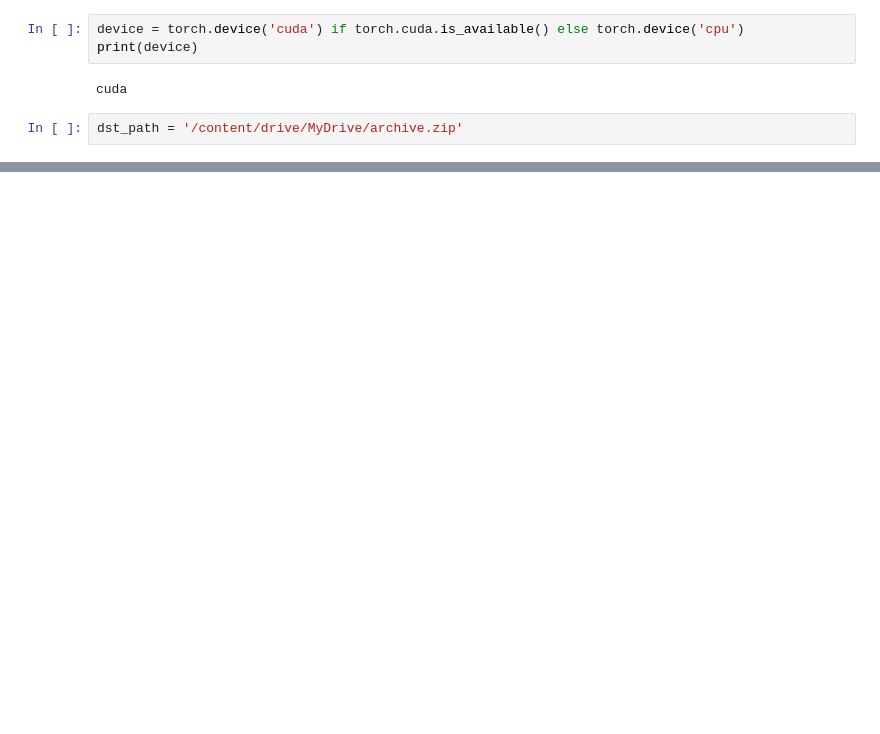
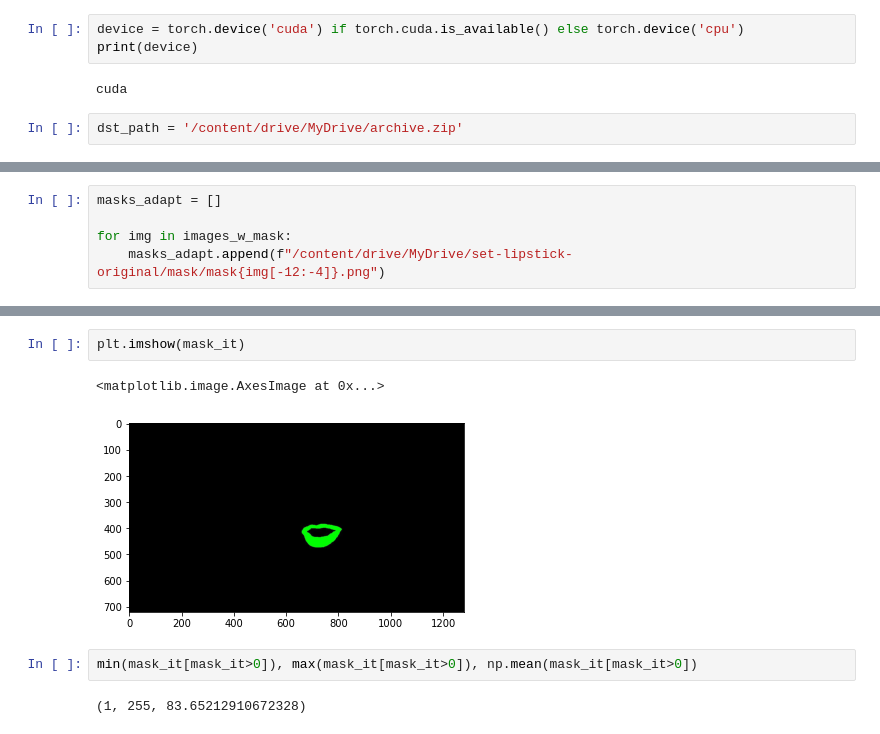
Before and after one commit to ViktorOtroschenko/Framework_PyTorch, a Jupyter notebook: Lesson3.ipynb, the cells around one changed output, grey strips where cells are left out. Drawn from its saved outputs; the diff is of its cells as text; blank space fills up the shorter version.

```diff
--- a/Lesson3.ipynb
+++ b/Lesson3.ipynb
@@ -30,0 +129,5 @@ zipfile1.extractall('/content/drive/MyDrive/archive')
+# %%
+masks_adapt = []
+
+for img in images_w_mask:
+    masks_adapt.append(f"/content/drive/MyDrive/set-lipstick-original/mask/mask{img[-12:-4]}.png")
@@ -30,0 +216,9 @@ zipfile1.extractall('/content/drive/MyDrive/archive')
+# %%
+plt.imshow(mask_it)
+# %% [output]
+<matplotlib.image.AxesImage at 0x...>
+[figure, added]
+# %%
+min(mask_it[mask_it>0]), max(mask_it[mask_it>0]), np.mean(mask_it[mask_it>0])
+# %% [output]
+(1, 255, 83.65212910672328)
```
Also changed, not shown: parts of 66 cells of this notebook.
